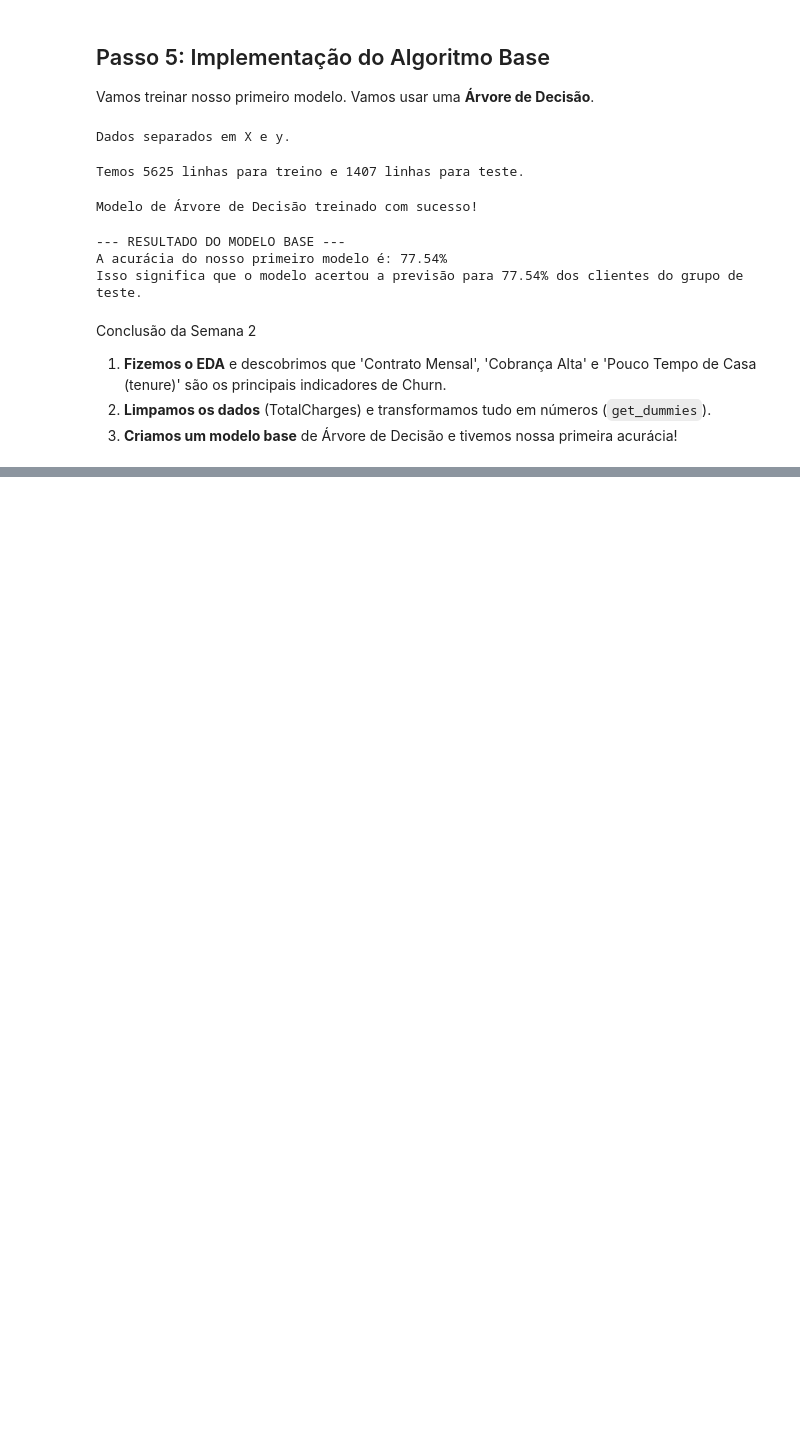
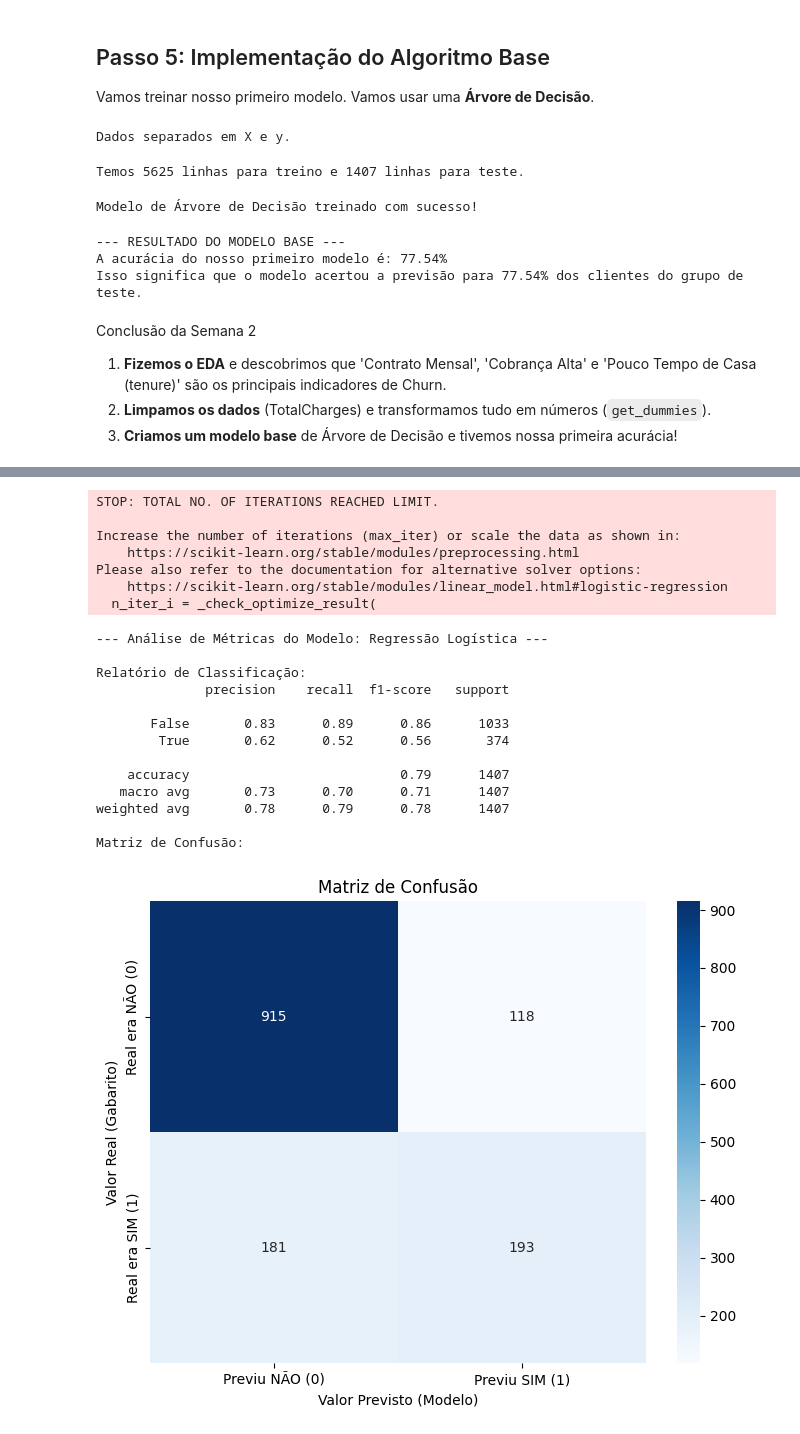
Before and after one commit to BrunoMontijo/projeto-churn, a Jupyter notebook: analise_churn.ipynb, the cells around one changed output, grey strips where cells are left out. Cells and saved outputs as stored; diff of their text form; code cells hidden in the pictures; blank space fills up the shorter version.

```diff
--- a/analise_churn.ipynb
+++ b/analise_churn.ipynb
@@ -248,0 +434,51 @@ Conclusão da Semana 2
+# %%
+# --- 1. Treinar o Modelo Campeão ---
+# (Usamos X_train, y_train que já separamos no Passo 1)
+modelo_campeao.fit(X_train, y_train)
+
+# --- 2. Fazer as previsões no grupo de Teste ---
+previsoes = modelo_campeao.predict(X_test)
+
+print(f"--- Análise de Métricas do Modelo: {modelo_campeao_nome} ---")
+
+# --- 3. Relatório de Classificação (Precision, Recall) ---
+print("\nRelatório de Classificação:")
+# O '1' é o 'Churn_Yes' (o que queremos prever)
+# O '0' é o 'Churn_Não'
+print(classification_report(y_test, previsoes))
+
+# --- 4. Matriz de Confusão ---
+print("Matriz de Confusão:")
+matriz = confusion_matrix(y_test, previsoes)
+
+# Plotar a Matriz de Confusão com o Seaborn para ficar bonita
+plt.figure(figsize=(8, 6))
+sns.heatmap(matriz, annot=True, fmt='d', cmap='Blues',
+            xticklabels=['Previu NÃO (0)', 'Previu SIM (1)'],
+            yticklabels=['Real era NÃO (0)', 'Real era SIM (1)'])
+plt.ylabel('Valor Real (Gabarito)')
+plt.xlabel('Valor Previsto (Modelo)')
+plt.title('Matriz de Confusão')
+plt.show()
+# %% [output]
+STOP: TOTAL NO. OF ITERATIONS REACHED LIMIT.
+
+Increase the number of iterations (max_iter) or scale the data as shown in:
+    https://scikit-learn.org/stable/modules/preprocessing.html
+Please also refer to the documentation for alternative solver options:
+    https://scikit-learn.org/stable/modules/linear_model.html#logistic-regression
+  n_iter_i = _check_optimize_result(
+--- Análise de Métricas do Modelo: Regressão Logística ---
+
+Relatório de Classificação:
+              precision    recall  f1-score   support
+
+       False       0.83      0.89      0.86      1033
+        True       0.62      0.52      0.56       374
+
+    accuracy                           0.79      1407
+   macro avg       0.73      0.70      0.71      1407
+weighted avg       0.78      0.79      0.78      1407
+
+Matriz de Confusão:
+[figure, added]
```
Also changed, not shown: parts of 12 cells of this notebook.
